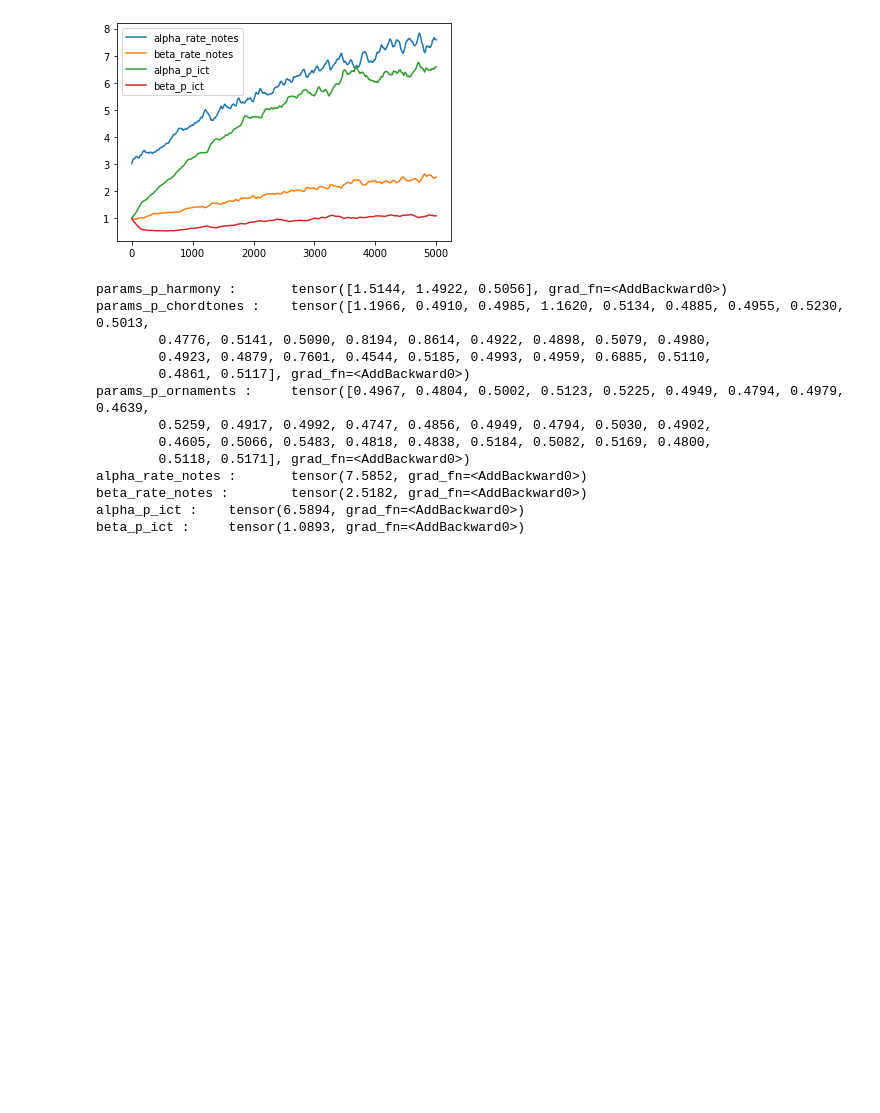
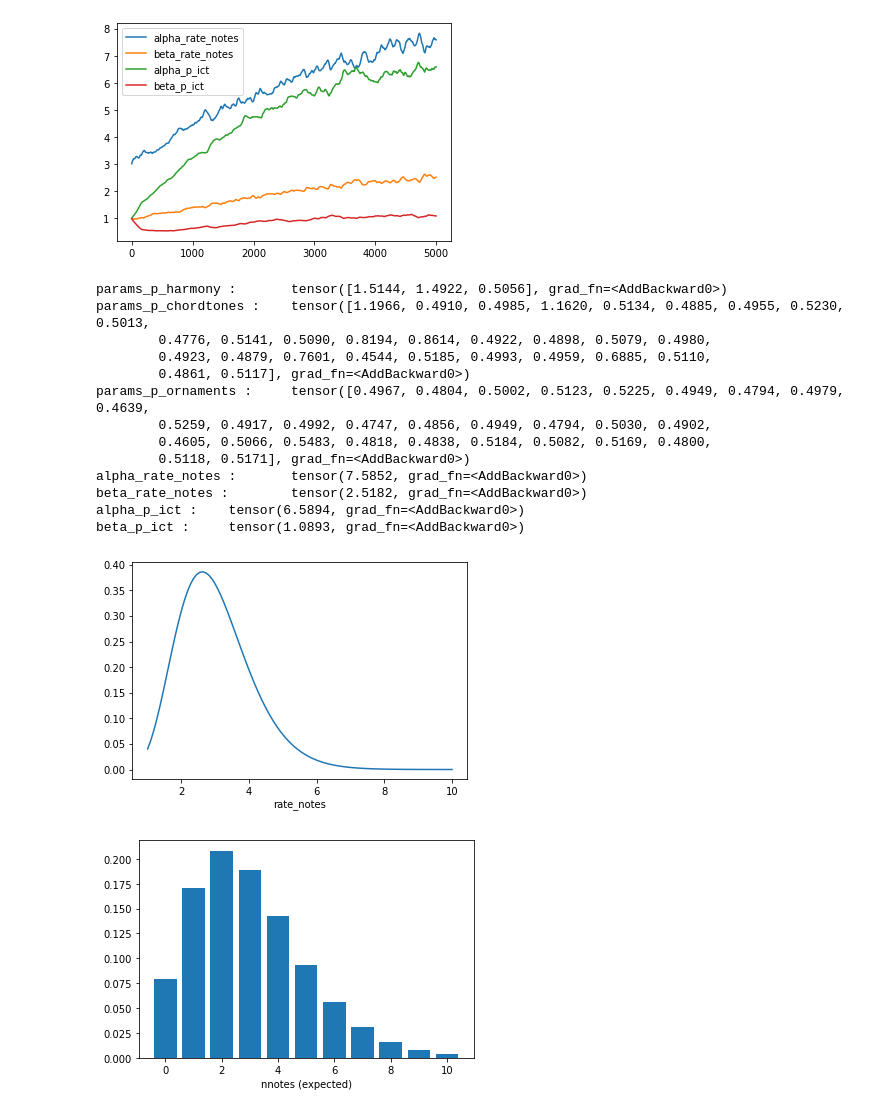
Before and after one commit to DCMLab/probabilistic_harmony_model, a Jupyter notebook: model1.ipynb, the cells around one changed output. Saved outputs shown, nothing was run; the diff lists cells and outputs as text; code cells hidden in the pictures; blank space fills up the shorter version.

```diff
--- a/model1.ipynb
+++ b/model1.ipynb
@@ -203,3 +234,20 @@ alpha_rate_notes :       tensor(7.5852, grad_fn=<AddBackward0>)
 beta_rate_notes :        tensor(2.5182, grad_fn=<AddBackward0>)
 alpha_p_ict :    tensor(6.5894, grad_fn=<AddBackward0>)
 beta_p_ict :     tensor(1.0893, grad_fn=<AddBackward0>)
+# %%
+# posterior of 'rate_notes'
+a = pyro.get_param_store().get_param("alpha_rate_notes").item()
+b = pyro.get_param_store().get_param("beta_rate_notes").item()
+x = np.linspace(1,10,100)
+y = np.exp(Gamma(a,b).log_prob(x))
+plt.plot(x,y)
+plt.xlabel('rate_notes')
+plt.show()
+xrate = torch.linspace(0,10,11)
+yrate = np.exp(GammaPoisson(a,b).log_prob(xrate))
+plt.bar(xrate, yrate)
+plt.xlabel('nnotes (expected)')
+plt.show()
+# %% [output]
+[figure, added]
+[figure, added]
```
Also changed, not shown: parts of 12 cells of this notebook.
